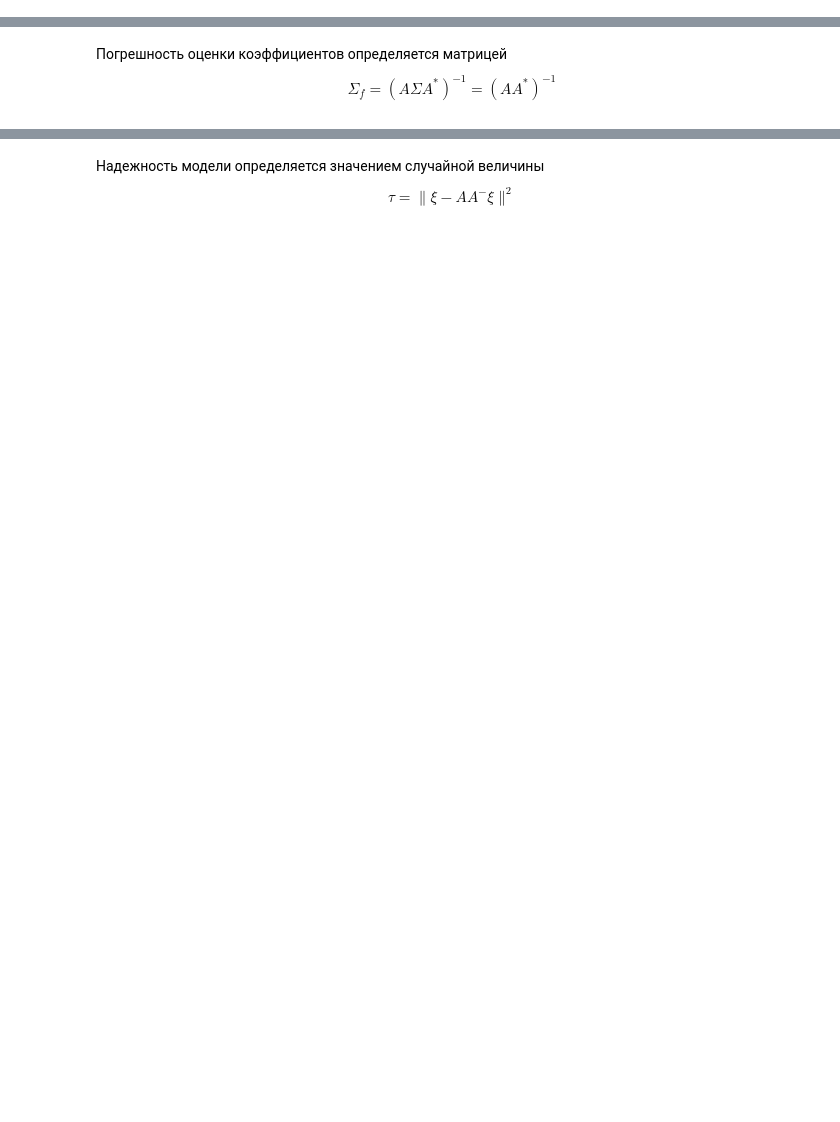
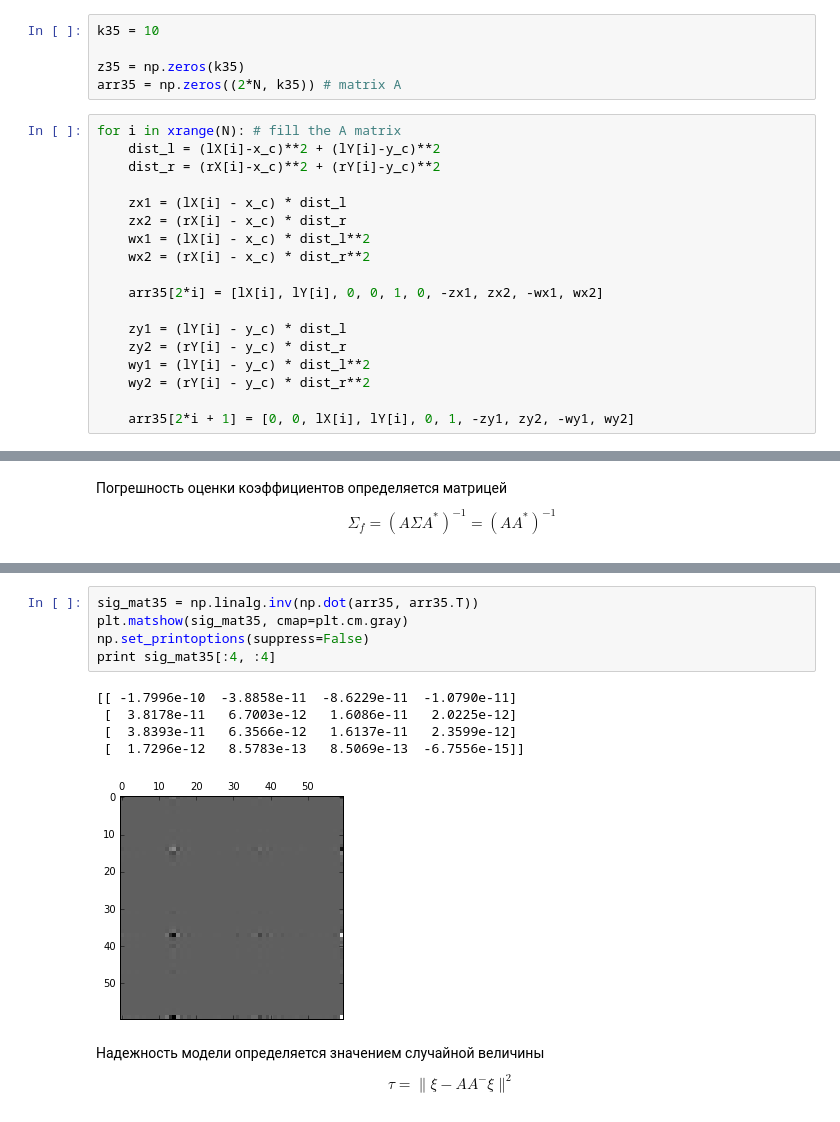
Before and after one commit to haalogen/affine, a Jupyter notebook: Stars-Exp-Feb2017.ipynb, the cells around one changed output, grey strips where cells are left out. Cells and saved outputs as stored; diff of their text form; blank space fills up the shorter version.

```diff
--- a/Stars-Exp-Feb2017.ipynb
+++ b/Stars-Exp-Feb2017.ipynb
@@ -162,0 +285,23 @@ $$
+# %%
+k35 = 10
+
+z35 = np.zeros(k35)
+arr35 = np.zeros((2*N, k35)) # matrix A
+# %%
+for i in xrange(N): # fill the A matrix
+    dist_l = (lX[i]-x_c)**2 + (lY[i]-y_c)**2
+    dist_r = (rX[i]-x_c)**2 + (rY[i]-y_c)**2
+
+    zx1 = (lX[i] - x_c) * dist_l
+    zx2 = (rX[i] - x_c) * dist_r
+    wx1 = (lX[i] - x_c) * dist_l**2
+    wx2 = (rX[i] - x_c) * dist_r**2
+
+    arr35[2*i] = [lX[i], lY[i], 0, 0, 1, 0, -zx1, zx2, -wx1, wx2]
+
+    zy1 = (lY[i] - y_c) * dist_l
+    zy2 = (rY[i] - y_c) * dist_r
+    wy1 = (lY[i] - y_c) * dist_l**2
+    wy2 = (rY[i] - y_c) * dist_r**2
+
+    arr35[2*i + 1] = [0, 0, lX[i], lY[i], 0, 1, -zy1, zy2, -wy1, wy2]
@@ -169,3 +373,14 @@ $$
+# %%
+sig_mat35 = np.linalg.inv(np.dot(arr35, arr35.T))
+plt.matshow(sig_mat35, cmap=plt.cm.gray)
+np.set_printoptions(suppress=False)
+print sig_mat35[:4, :4]
+# %% [output]
+[[ -1.7996e-10  -3.8858e-11  -8.6229e-11  -1.0790e-11]
+ [  3.8178e-11   6.7003e-12   1.6086e-11   2.0225e-12]
+ [  3.8393e-11   6.3566e-12   1.6137e-11   2.3599e-12]
+ [  1.7296e-12   8.5783e-13   8.5069e-13  -6.7556e-15]]
+[figure, added]
 # %% [markdown]
 Надежность модели определяется значением случайной величины
 $$
```
Also changed, not shown: parts of 70 cells of this notebook, 1 other file.
